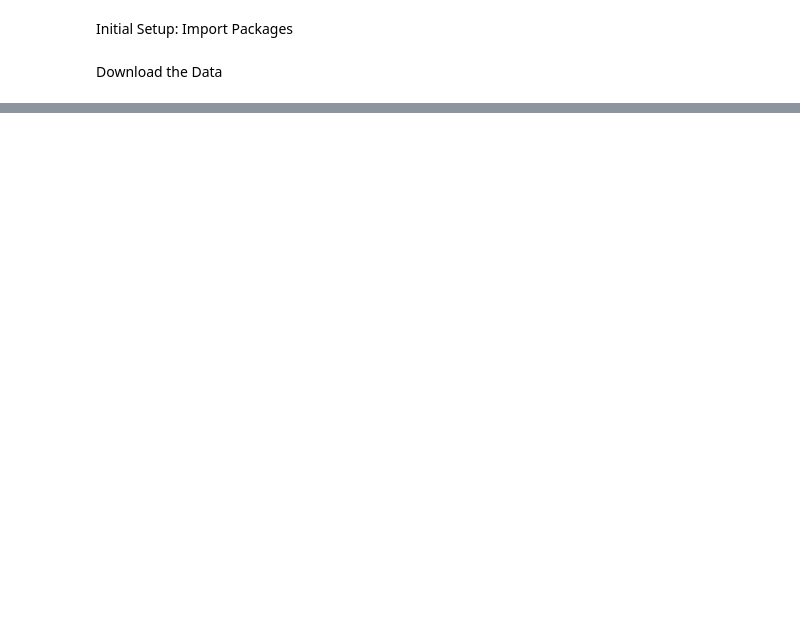
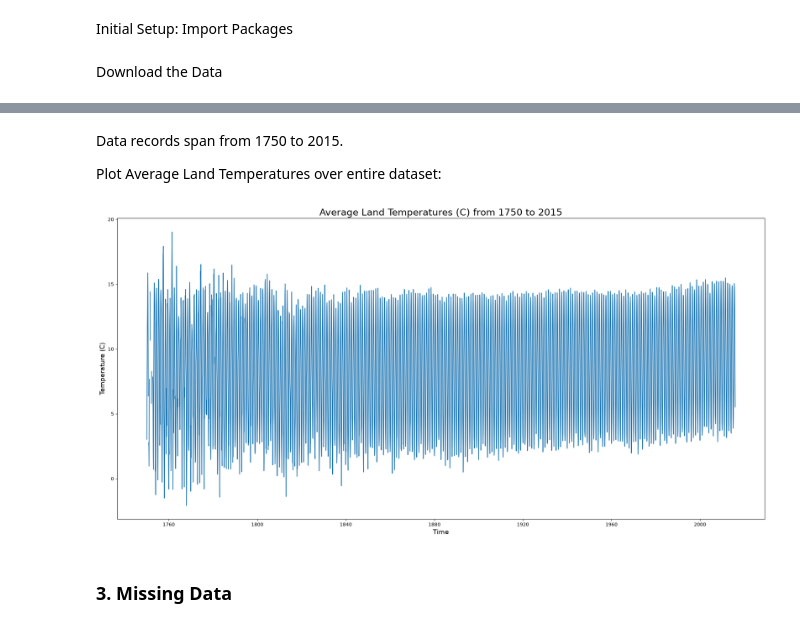
Before and after one commit to chirthprojects/climate-time-series-forecasting, a Jupyter notebook: notebooks/01_eda.ipynb, the cells around one changed output, grey strips where cells are left out. Saved outputs shown, nothing was run; the diff lists cells and outputs as text; code cells hidden in the pictures; blank space fills up the shorter version.

Commit message:
feat: worked on temperature trends and seasonality eda.

```diff
--- a/notebooks/01_eda.ipynb
+++ b/notebooks/01_eda.ipynb
@@ -38,0 +44,3 @@ df.head()
+# %%
+df['dt'] = pd.to_datetime(df['dt'])
+df.head()
@@ -38,0 +99,19 @@ df.head()
+# %% [markdown]
+Data records span from 1750 to 2015.
+
+Plot Average Land Temperatures over entire dataset:
+# %%
+first_year = df['dt'].dt.year.min()
+last_year = df['dt'].dt.year.max()
+
+plt.figure(figsize=(20, 10))
+plt.plot(df['dt'], df['LandAverageTemperature'])
+plt.xlabel('Time', fontsize=14)
+plt.ylabel('Temperature (C)', fontsize=14)
+plt.title(f'Average Land Temperatures (C) from {first_year} to {last_year}', fontsize=20)
+plt.tight_layout()
+plt.show()
+# %% [output]
+[figure, added]
+# %% [markdown]
+### 3. Missing Data
```
Also changed, not shown: parts of 17 cells of this notebook.
